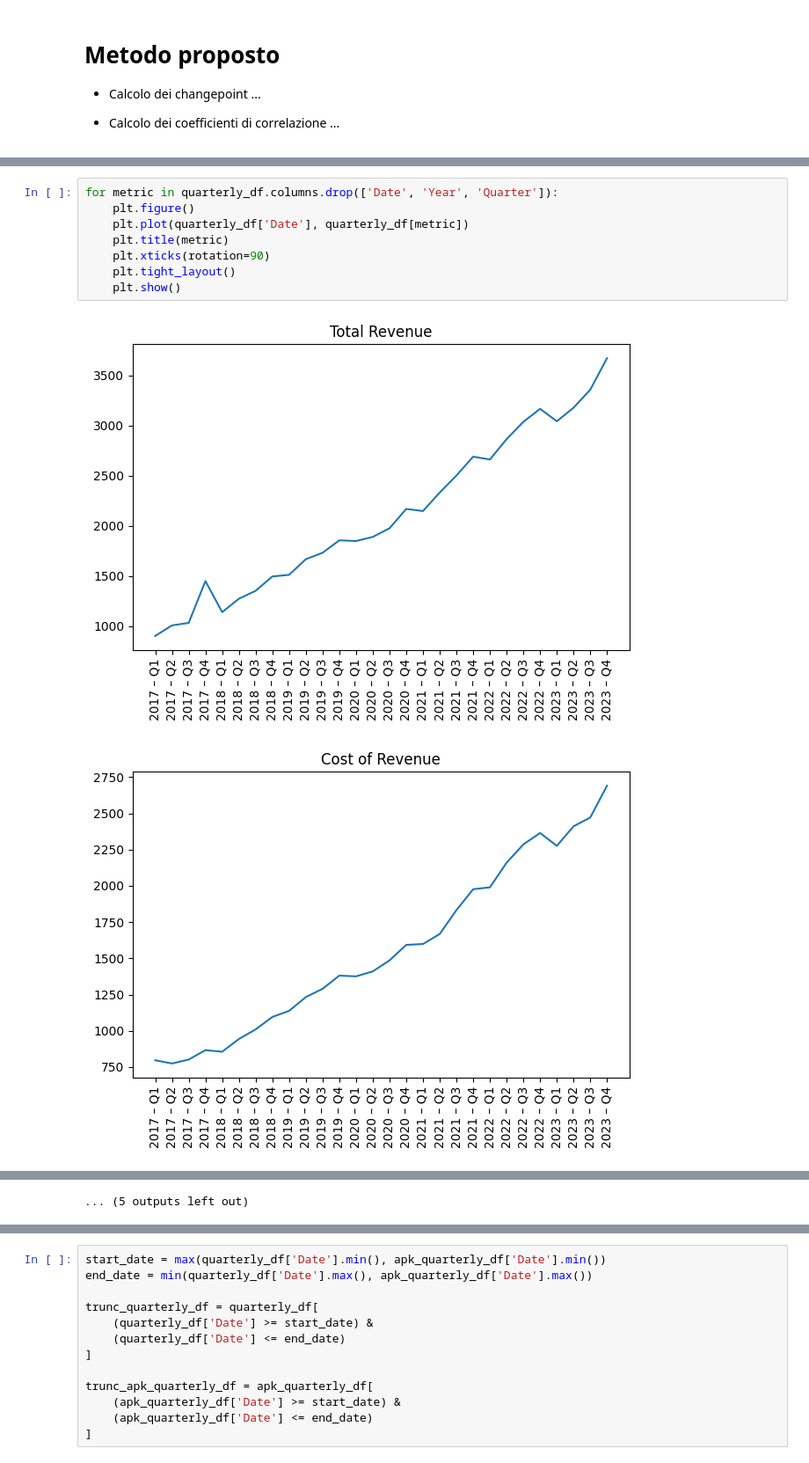
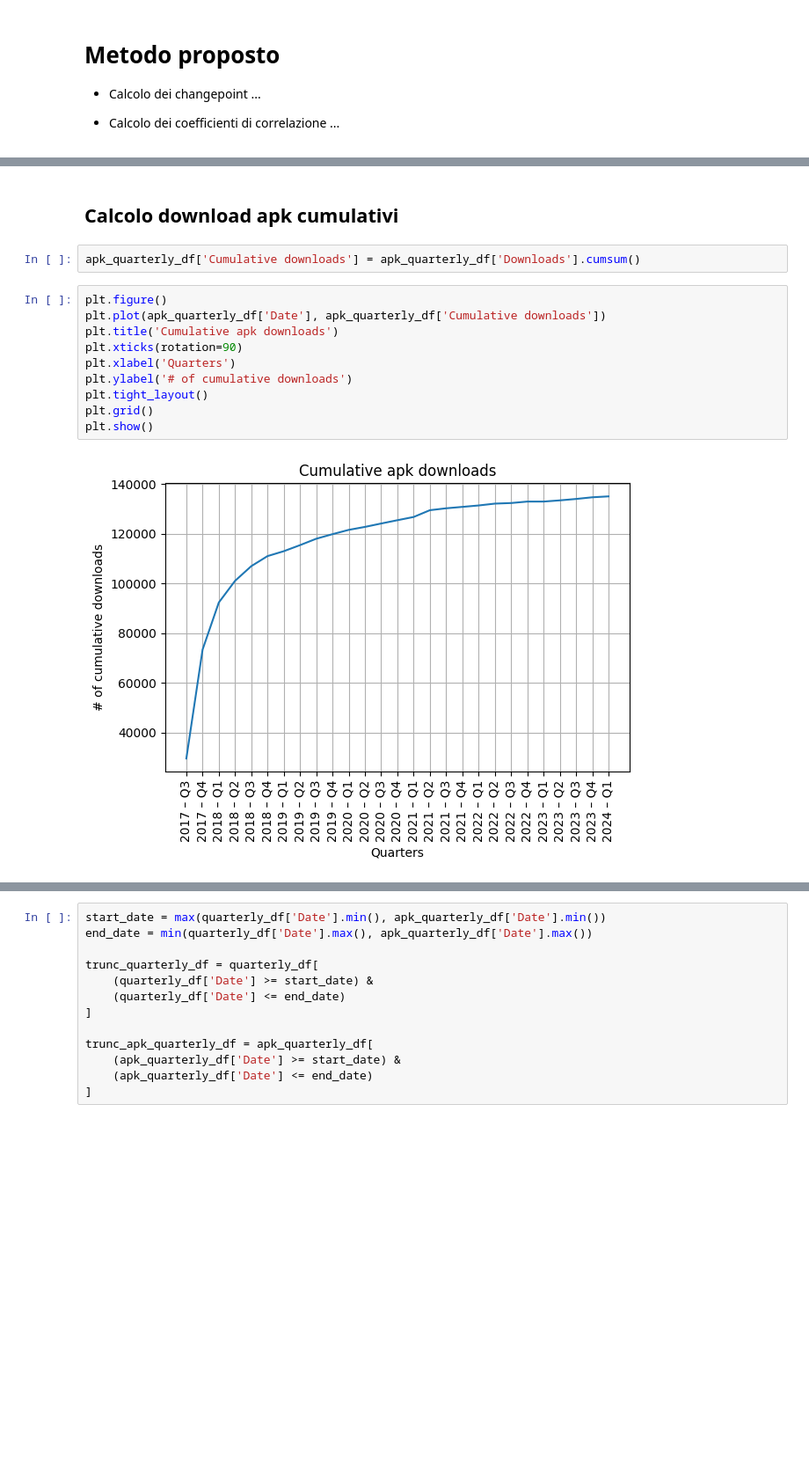
Before and after one commit to riccardoscotti/hds-music-industry, a Jupyter notebook: src/main.ipynb, the cells around one changed output, grey strips where cells are left out. Shown: that part at 88% size. Drawn from its saved outputs; the diff is of its cells as text; blank space fills up the shorter version.

```diff
--- a/src/main.ipynb
+++ b/src/main.ipynb
@@ -101,11 +132,16 @@ quarterly_df['Marginal Premium MAUs'] = quarterly_df['Premium MAUs'].diff()
+# %% [markdown]
+## Calcolo download apk cumulativi
+# %%
+apk_quarterly_df['Cumulative downloads'] = apk_quarterly_df['Downloads'].cumsum()
 # %%
-for metric in quarterly_df.columns.drop(['Date', 'Year', 'Quarter']):
-    plt.figure()
-    plt.plot(quarterly_df['Date'], quarterly_df[metric])
-    plt.title(metric)
-    plt.xticks(rotation=90)
-    plt.tight_layout()
-    plt.show()
+plt.figure()
+plt.plot(apk_quarterly_df['Date'], apk_quarterly_df['Cumulative downloads'])
+plt.title('Cumulative apk downloads')
+plt.xticks(rotation=90)
+plt.xlabel('Quarters')
+plt.ylabel('# of cumulative downloads')
+plt.tight_layout()
+plt.grid()
+plt.show()
 # %% [output]
-[figure, old version]
+[figure, new version]
-[figure, removed]
@@ -122 +147,0 @@ for metric in quarterly_df.columns.drop(['Date', 'Year', 'Quarter']):
-... (5 outputs left out)
```
Also changed, not shown: parts of 46 cells of this notebook, 2 other files.
